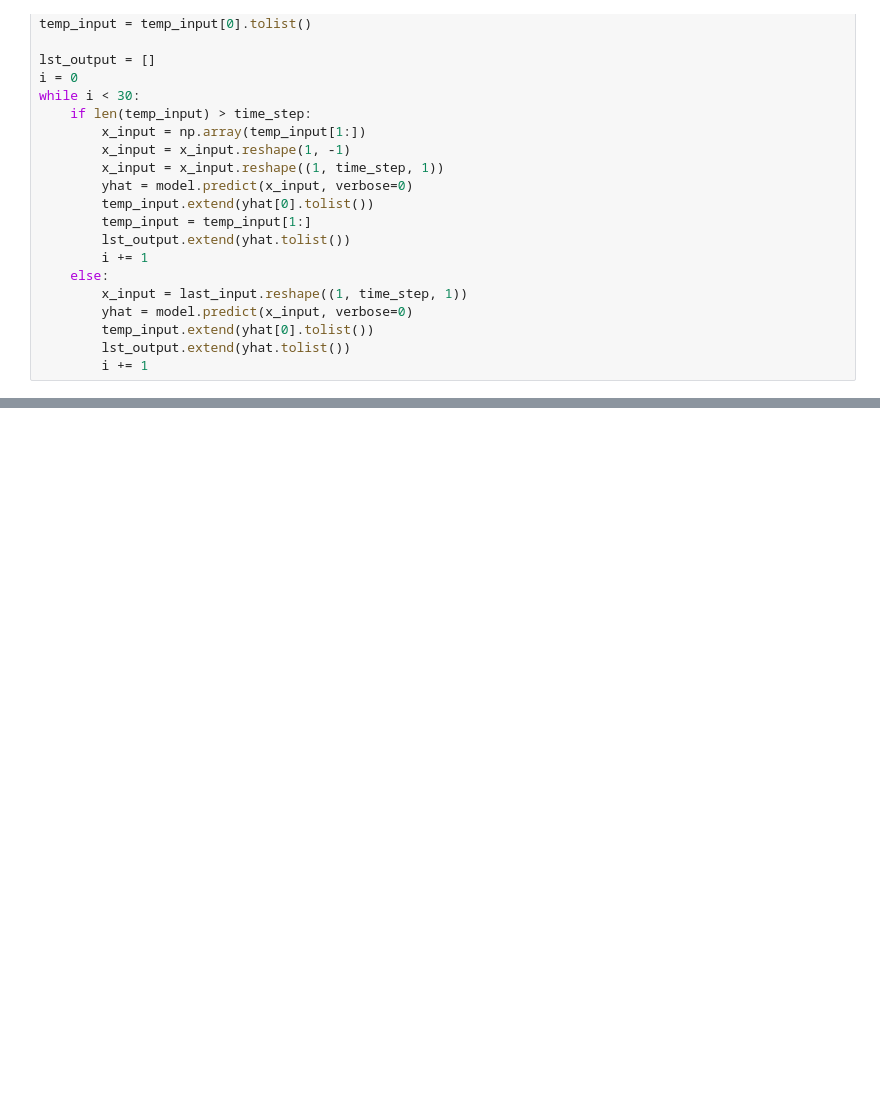
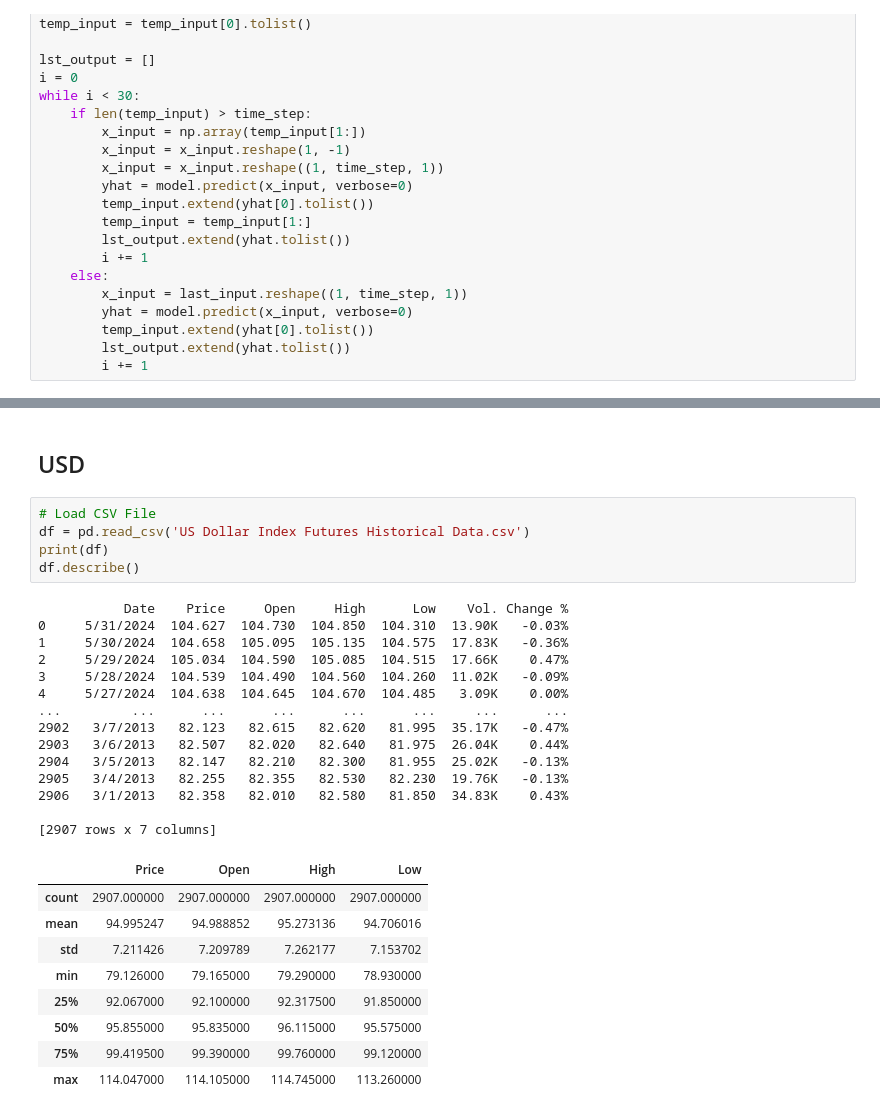
Before and after one commit to Annatruc/IS403_O22_HTCL_3, a Jupyter notebook: Models/Team3_RNN.ipynb, the cells around one changed output, grey strips where cells are left out. Saved outputs shown, nothing was run; the diff lists cells and outputs as text; blank space fills up the shorter version.

```diff
--- a/Models/Team3_RNN.ipynb
+++ b/Models/Team3_RNN.ipynb
@@ -217,0 +434,31 @@ Testing Huber Loss: 1557.5196291713803
+# %% [markdown]
+## USD
+# %%
+# Load CSV File
+df = pd.read_csv('US Dollar Index Futures Historical Data.csv')
+print(df)
+df.describe()
+# %% [output]
+           Date    Price     Open     High      Low    Vol. Change %
+0     5/31/2024  104.627  104.730  104.850  104.310  13.90K   -0.03%
+1     5/30/2024  104.658  105.095  105.135  104.575  17.83K   -0.36%
+2     5/29/2024  105.034  104.590  105.085  104.515  17.66K    0.47%
+3     5/28/2024  104.539  104.490  104.560  104.260  11.02K   -0.09%
+4     5/27/2024  104.638  104.645  104.670  104.485   3.09K    0.00%
+...         ...      ...      ...      ...      ...     ...      ...
+2902   3/7/2013   82.123   82.615   82.620   81.995  35.17K   -0.47%
+2903   3/6/2013   82.507   82.020   82.640   81.975  26.04K    0.44%
+2904   3/5/2013   82.147   82.210   82.300   81.955  25.02K   -0.13%
+2905   3/4/2013   82.255   82.355   82.530   82.230  19.76K   -0.13%
+2906   3/1/2013   82.358   82.010   82.580   81.850  34.83K    0.43%
+
+[2907 rows x 7 columns]
+|  | Price | Open | High | Low |
+| count | 2907.000000 | 2907.000000 | 2907.000000 | 2907.000000 |
+| mean | 94.995247 | 94.988852 | 95.273136 | 94.706016 |
+| std | 7.211426 | 7.209789 | 7.262177 | 7.153702 |
+| min | 79.126000 | 79.165000 | 79.290000 | 78.930000 |
+| 25% | 92.067000 | 92.100000 | 92.317500 | 91.850000 |
+| 50% | 95.855000 | 95.835000 | 96.115000 | 95.575000 |
+| 75% | 99.419500 | 99.390000 | 99.760000 | 99.120000 |
+| max | 114.047000 | 114.105000 | 114.745000 | 113.260000 |
```
Also changed, not shown: parts of 38 cells of this notebook.
